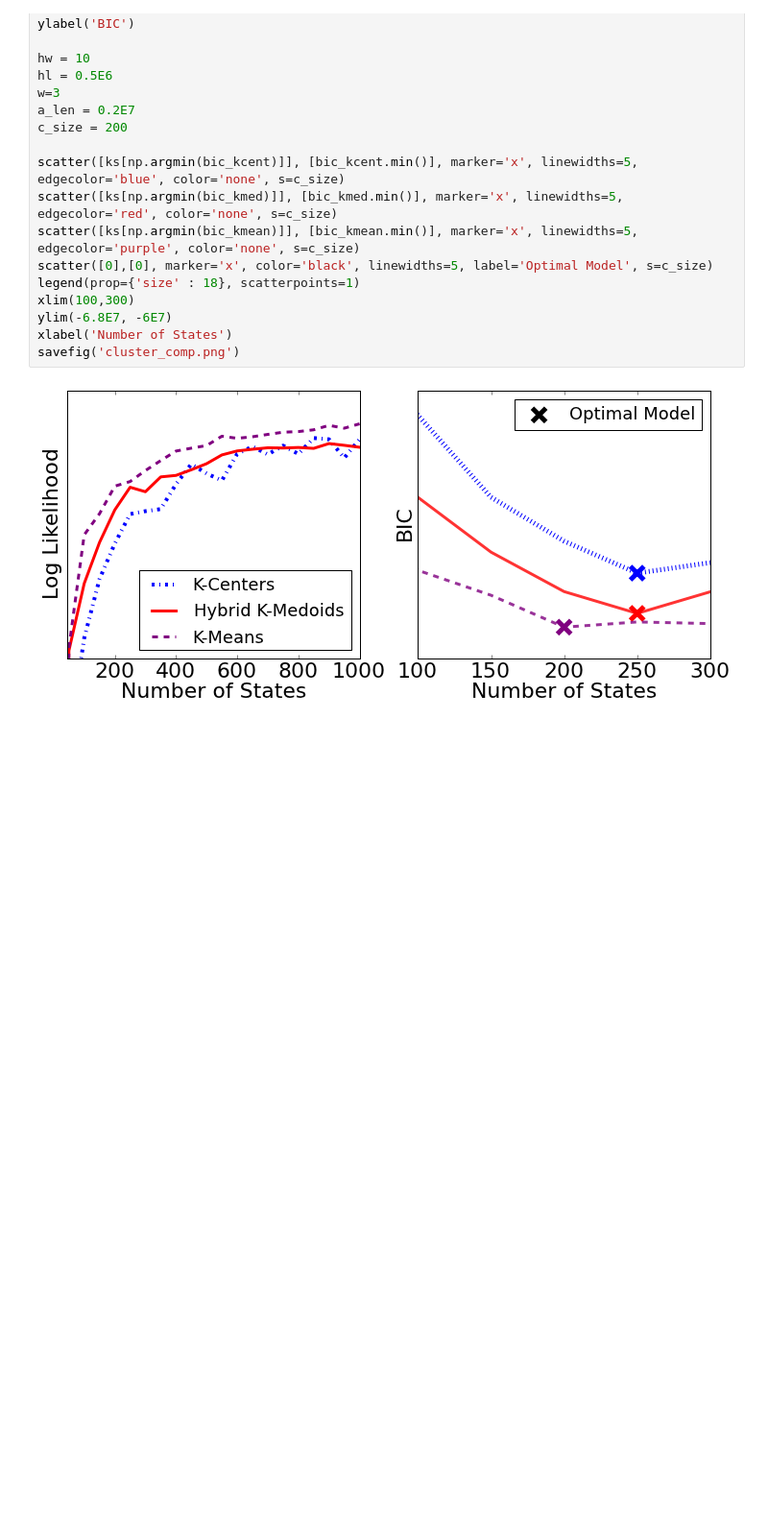
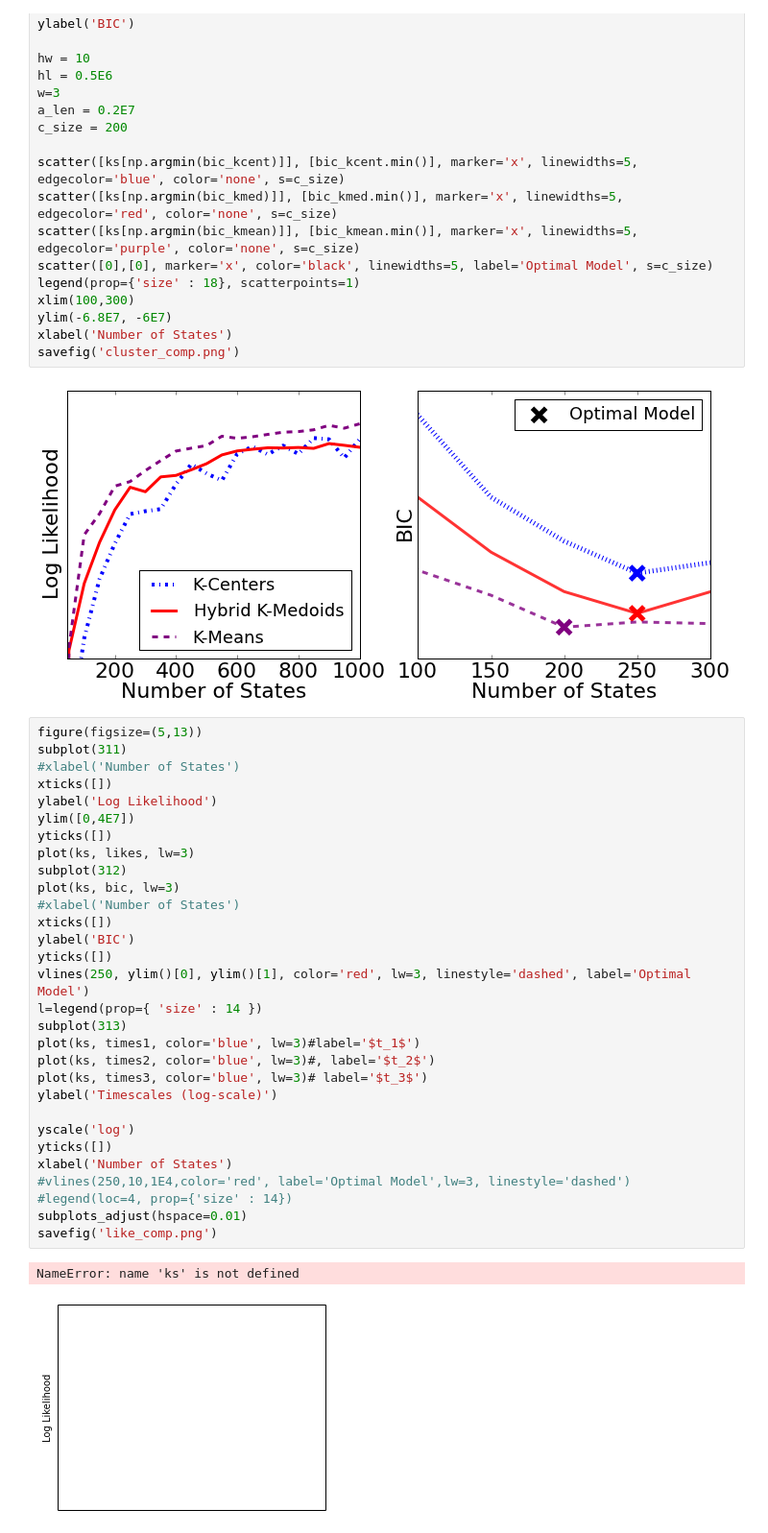
Before and after one commit to rmcgibbo/opt-k, a Jupyter notebook: muller/likelihoods.ipynb, the cells around one changed output. Shown at 96% size. Saved outputs shown, nothing was run; the diff lists cells and outputs as text; blank space fills up the shorter version.

```diff
--- a/muller/likelihoods.ipynb
+++ b/muller/likelihoods.ipynb
@@ -192,3 +192,36 @@ xlabel('Number of States')
 savefig('cluster_comp.png')
 # %% [output]
 [figure]
+# %%
+figure(figsize=(5,13))
+subplot(311)
+#xlabel('Number of States')
+xticks([])
+ylabel('Log Likelihood')
+ylim([0,4E7])
+yticks([])
+plot(ks, likes, lw=3)
+subplot(312)
+plot(ks, bic, lw=3)
+#xlabel('Number of States')
+xticks([])
+ylabel('BIC')
+yticks([])
+vlines(250, ylim()[0], ylim()[1], color='red', lw=3, linestyle='dashed', label='Optimal Model')
+l=legend(prop={ 'size' : 14 })
+subplot(313)
+plot(ks, times1, color='blue', lw=3)#label='$t_1$')
+plot(ks, times2, color='blue', lw=3)#, label='$t_2$')
+plot(ks, times3, color='blue', lw=3)# label='$t_3$')
+ylabel('Timescales (log-scale)')
+
+yscale('log')
+yticks([])
+xlabel('Number of States')
+#vlines(250,10,1E4,color='red', label='Optimal Model',lw=3, linestyle='dashed')
+#legend(loc=4, prop={'size' : 14})
+subplots_adjust(hspace=0.01)
+savefig('like_comp.png')
+# %% [output]
+NameError: name 'ks' is not defined
+[figure, added]
```
Also changed, not shown: 5 other files.
